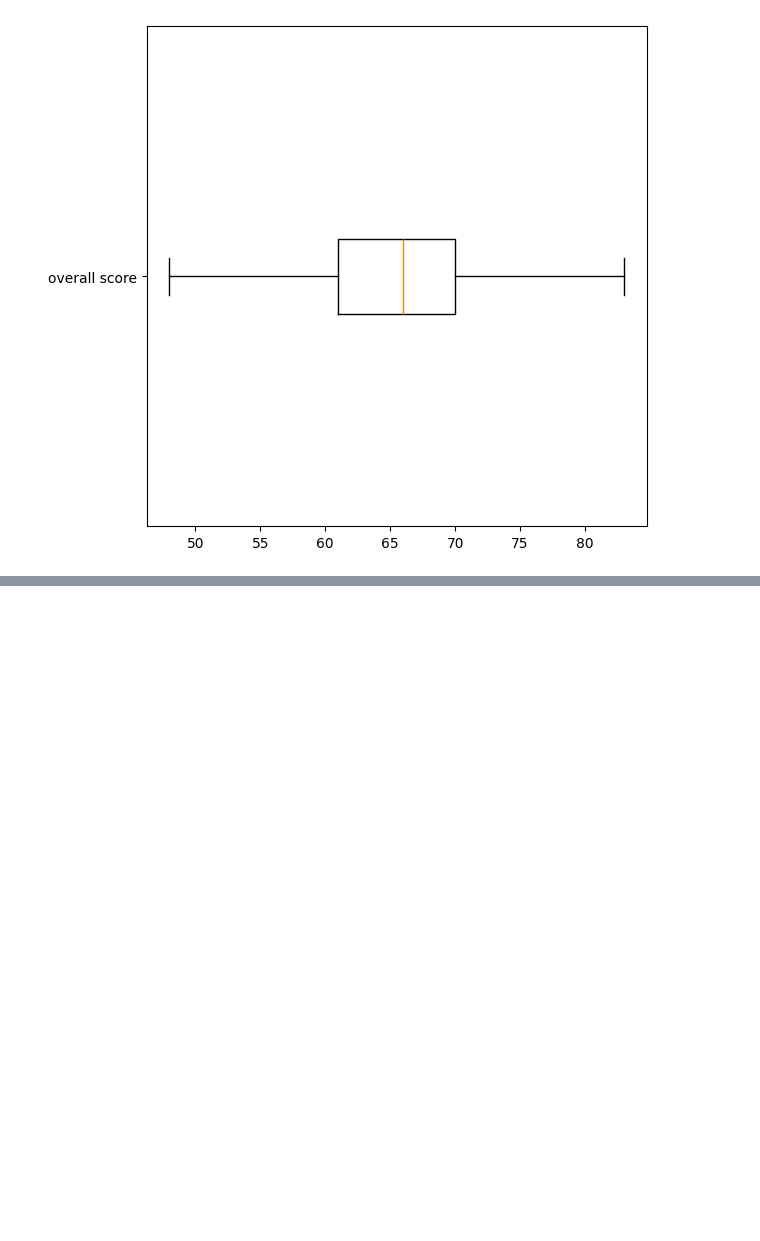
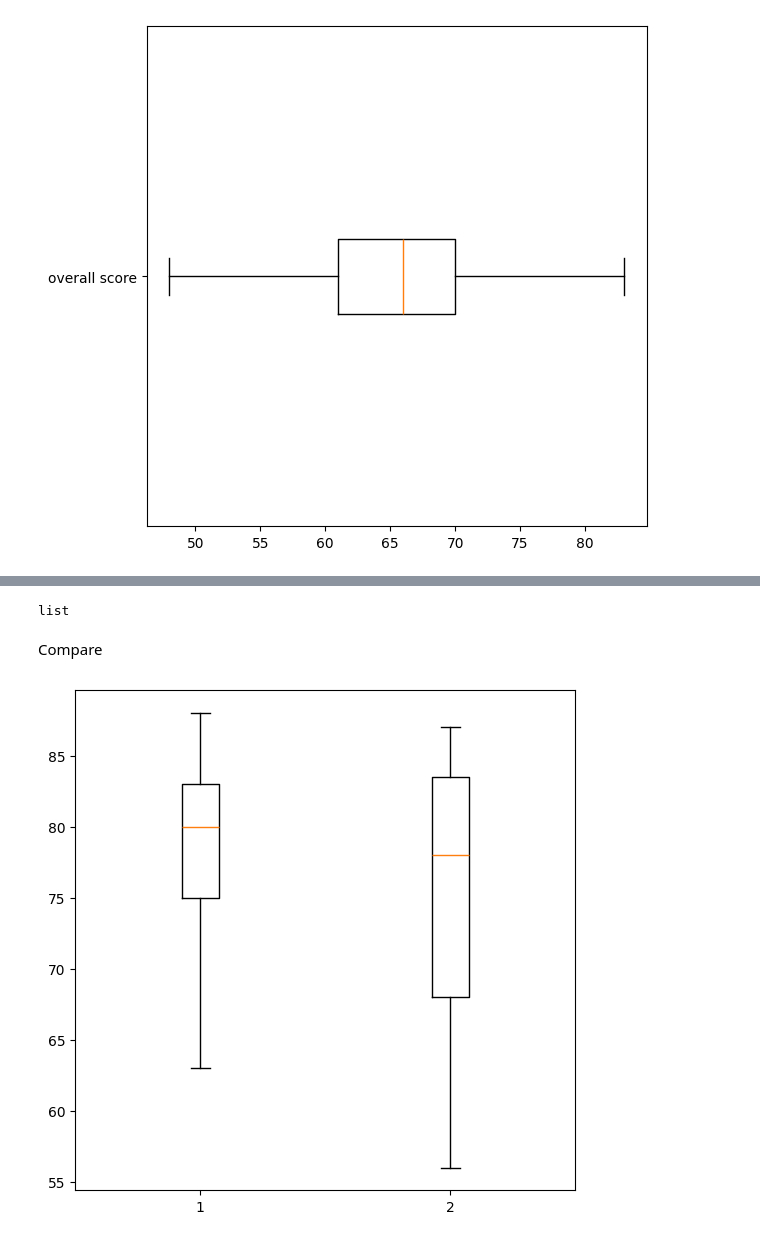
Before and after one commit to KeerthanaSistla/Python-for-Data-Analysis-Visualization, a Jupyter notebook: Matplotlib.ipynb, the cells around one changed output, grey strips where cells are left out. Cells and saved outputs as stored; diff of their text form; code cells hidden in the pictures; blank space fills up the shorter version.

```diff
--- a/Matplotlib.ipynb
+++ b/Matplotlib.ipynb
@@ -680,0 +683,21 @@ plt.show()
+# %%
+inter = players[players['club_name']=='Inter']['overall']
+# %%
+dortmund = players[players['club_name']=='Borussia Dortmund']['overall']
+# %%
+data = [inter, dortmund]
+# %%
+type(data)
+# %% [output]
+list
+# %% [markdown]
+Compare
+# %%
+fig = plt.figure(figsize = (5,5))
+ax1 = fig.add_axes([0,0,1,1])
+
+ax1.boxplot(data)
+
+plt.show()
+# %% [output]
+[figure, added]
```
Also changed, not shown: parts of 2 cells of this notebook.
